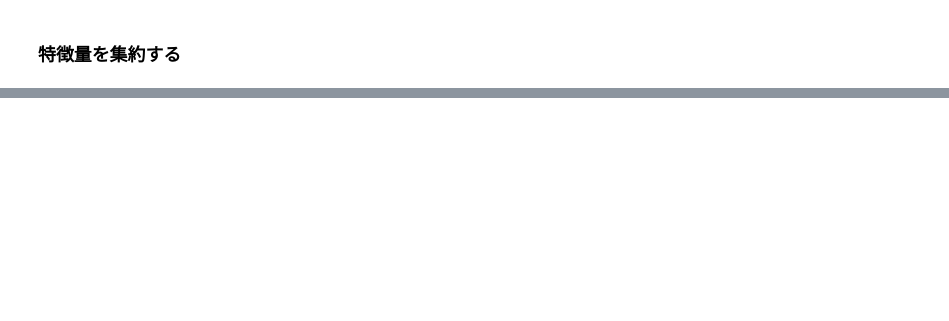
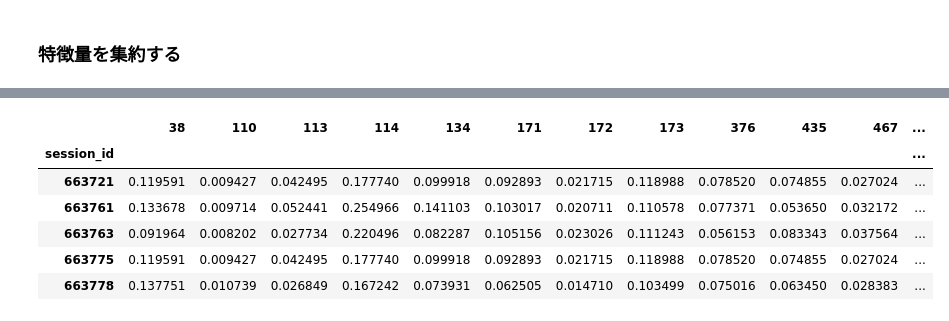
Before and after one commit to yumehara/atmacup9, a Jupyter notebook: notebooks/trial.ipynb, the cells around one changed output, grey strips where cells are left out. Drawn from its saved outputs; the diff is of its cells as text; code cells hidden in the pictures; blank space fills up the shorter version.

```diff
--- a/notebooks/trial.ipynb
+++ b/notebooks/trial.ipynb
@@ -245,0 +227,2 @@ train_features.head()
+# %%
+train_log_list, train_y_list = load_train_log()
@@ -314,8 +296,0 @@ Early stopping, best iteration is:
-# %%
-test_session_features = get_session_features(test_input_log)
-print(len(test_sessions))
-test_features = pd.DataFrame({"session_id": list(test_sessions)})
-test_features = pd.merge(test_features, test_session_features, on="session_id", how="left")
-test_features = pd.merge(test_features, user_features, on="session_id", how="left")
-assert len(test_sessions) == len(test_features)
-test_features.head()
@@ -336,9 +303,3 @@ def predict(models, feature):
 
     score = np.mean(pred_list, axis=0)
     return score
-# %%
-df_pred = pd.DataFrame(index=test_features.index)
-for i, target in enumerate(y_train.columns):
-    print(f"target category id = {target}")
-    pred = predict(models_list[i], test_features)
-    df_pred[target] = pred
@@ -363,0 +306,23 @@ assert len(df_pred) == len(submission)
+# %%
+%%time
+df_pred_all = pd.DataFrame()
+for elapsed_min in ELAPSED_MIN:
+    print(f'===== {elapsed_min} =====')
+    train_features, y_train = get_train_features(elapsed_min)
+    test_features = get_test_feature(elapsed_min)
+
+    df_pred = pd.DataFrame(index=test_features['session_id'])
+    models_list = []
+    for target in y_train.columns:
+        if target == 'session_id':
+            continue
+
+        print(f"---- id = {target} -----")
+        oof, models, score = train_lgbm(train_features, y_train[target])
+        models_list.append(models)
+
+        pred = predict(models, test_features)
+        df_pred[target] = pred
+
+    df_pred_all = pd.concat([df_pred_all, df_pred])
+    print(len(df_pred_all))
@@ -363,0 +347,10 @@ assert len(df_pred) == len(submission)
+# %%
+df_pred_all.head()
+# %% [output]
+|  | 38 | 110 | 113 | 114 | 134 | 171 | 172 | 173 | 376 | 435 | 467 | ... |
+| session_id |  |  |  |  |  |  |  |  |  |  |  | ... |
+| 663721 | 0.119591 | 0.009427 | 0.042495 | 0.177740 | 0.099918 | 0.092893 | 0.021715 | 0.118988 | 0.078520 | 0.074855 | 0.027024 | ... |
+| 663761 | 0.133678 | 0.009714 | 0.052441 | 0.254966 | 0.141103 | 0.103017 | 0.020711 | 0.110578 | 0.077371 | 0.053650 | 0.032172 | ... |
+| 663763 | 0.091964 | 0.008202 | 0.027734 | 0.220496 | 0.082287 | 0.105156 | 0.023026 | 0.111243 | 0.056153 | 0.083343 | 0.037564 | ... |
+| 663775 | 0.119591 | 0.009427 | 0.042495 | 0.177740 | 0.099918 | 0.092893 | 0.021715 | 0.118988 | 0.078520 | 0.074855 | 0.027024 | ... |
+| 663778 | 0.137751 | 0.010739 | 0.026849 | 0.167242 | 0.073931 | 0.062505 | 0.014710 | 0.103499 | 0.075016 | 0.063450 | 0.028383 | ... |
```
Also changed, not shown: parts of 29 cells of this notebook.
